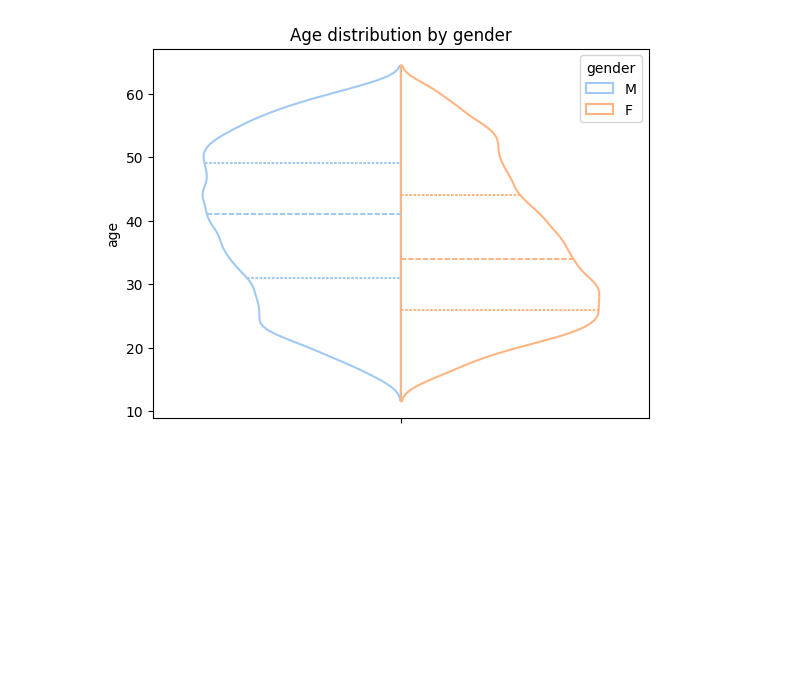
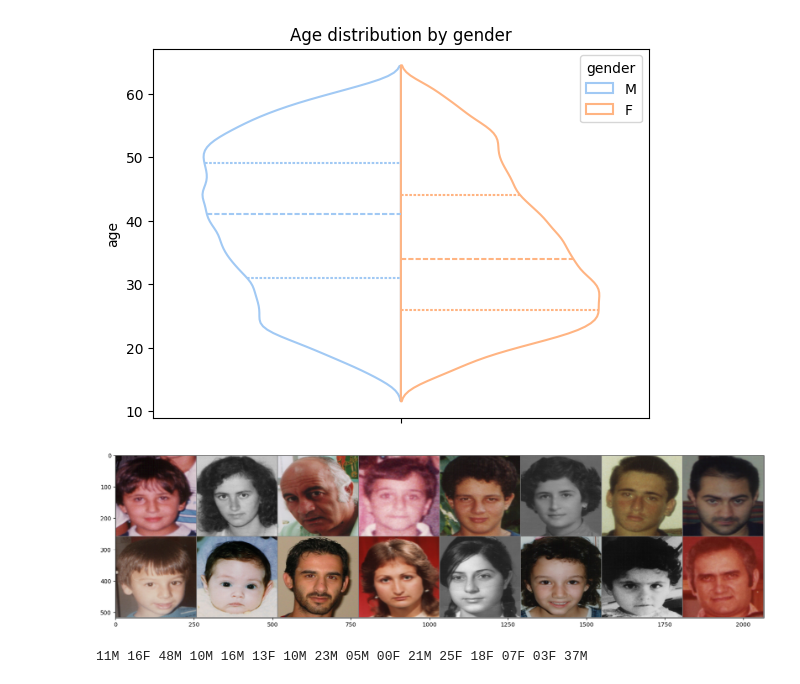
Before and after one commit to pdombrza/face-aging-models, a Jupyter notebook: analysis.ipynb, the cells around one changed output. Drawn from its saved outputs; the diff is of its cells as text; code cells hidden in the pictures; blank space fills up the shorter version.

Commit message:
Dataloader for FGNET

```diff
--- a/analysis.ipynb
+++ b/analysis.ipynb
@@ -185,3 +185,39 @@ plt.title("Age distribution by gender")
 plt.show()
 # %% [output]
 [figure]
+# %%
+from loaders import FGNETDataset
+import torchvision
+import torchvision.transforms as transforms
+from torch.utils.data import DataLoader
+
+
+images_path = "FGNET/FGNET/individuals"
+transform = transforms.Compose(
+    [
+        transforms.Resize((256, 256)),
+        transforms.ToTensor(),
+        transforms.Normalize((0.5, 0.5, 0.5), (0.5, 0.5, 0.5))
+    ]
+)
+batch_size = 16
+dataset = FGNETDataset(images_path, transform=transform)
+dataloader = DataLoader(dataset, batch_size=batch_size, shuffle=True)
+# get some images
+ids, images, ages, genders = next(iter(dataloader))
+
+plt.figure(figsize = (20,10))
+def imshow(img):
+    img = img / 2 + 0.5     # unnormalize
+    npimg = img.numpy()
+    plt.imshow(np.transpose(npimg, (1, 2, 0)))
+    plt.show()
+
+
+imshow(torchvision.utils.make_grid(images))
+for age, gender in zip(ages, genders):
+    gender = 'M' if gender == 0 else 'F'
+    print(age+gender, end=' ')
+# %% [output]
+[figure, added]
+11M 16F 48M 10M 16M 13F 10M 23M 05M 00F 21M 25F 18F 07F 03F 37M
```
Also changed, not shown: 1 other file.
